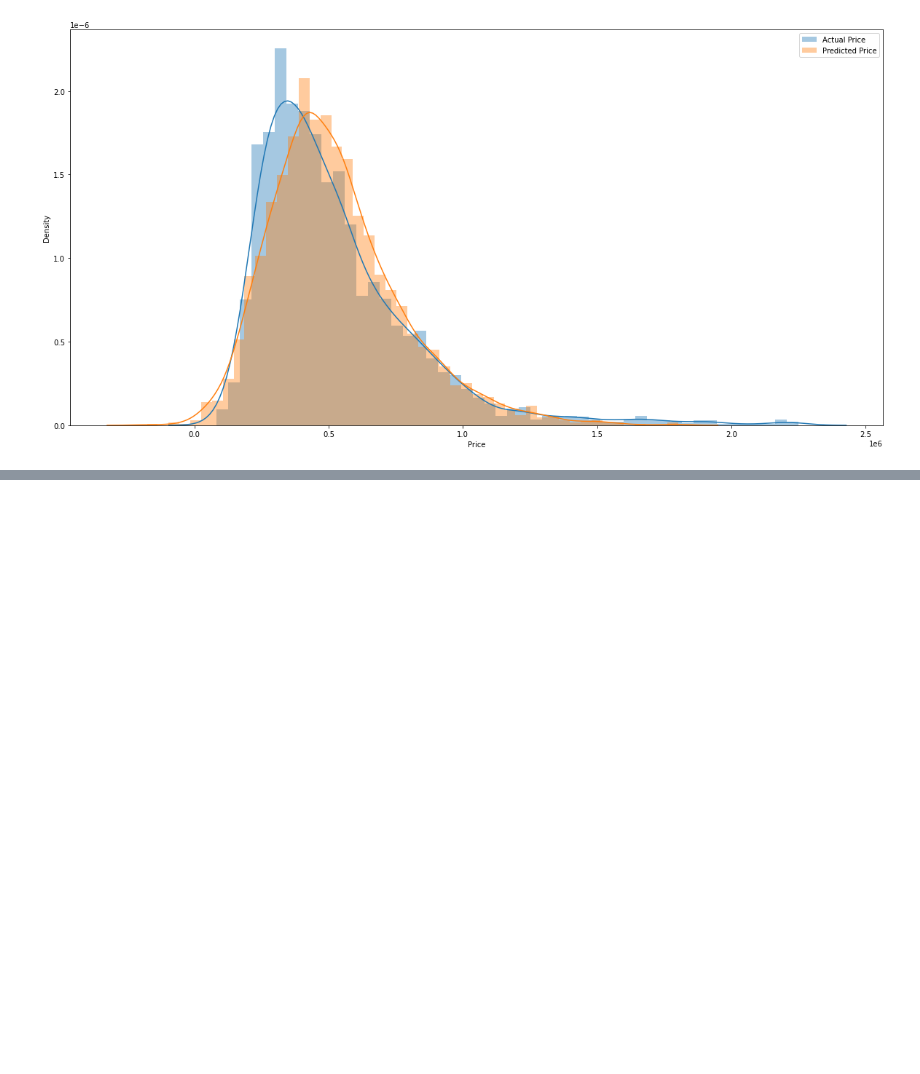
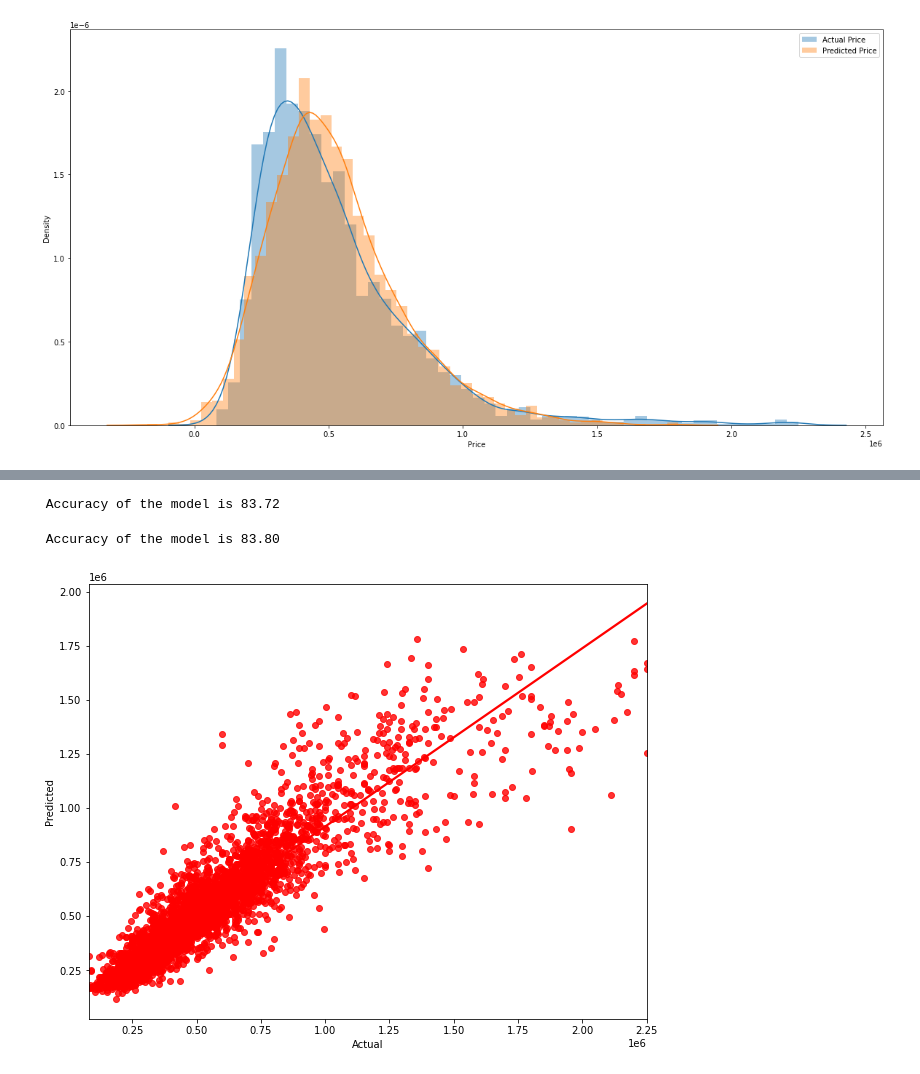
Before and after one commit to bpeterson25/ADS500B, a Jupyter notebook: Housing_models.ipynb, the cells around one changed output, grey strips where cells are left out. Drawn from its saved outputs; the diff is of its cells as text; code cells hidden in the pictures; blank space fills up the shorter version.

```diff
--- a/Housing_models.ipynb
+++ b/Housing_models.ipynb
@@ -1477,0 +1514,8 @@ plt.show()
+# %%
+X = houses_log[features4]
+Y = houses_log['price']
+x_train, x_test, y_train, y_test = train_test_split(X, Y, test_size=0.2, random_state=0)
+
+sc = StandardScaler()
+x_train = sc.fit_transform(x_train)
+x_test = sc.transform(x_test)
@@ -1477,0 +1533,19 @@ plt.show()
+# %%
+regressor = RandomForestRegressor(n_estimators=100, random_state=0)
+regressor.fit(x_train, y_train)
+y_pred = regressor.predict(x_test)
+# %%
+Accuracy=r2_score(y_test,y_pred)*100
+print(" Accuracy of the model is %.2f" %Accuracy)
+# %% [output]
+ Accuracy of the model is 83.72
+# %%
+#This is my highest R^2 score yet, I will try with more estimators to see how it improves
+regressor = RandomForestRegressor(n_estimators=250, random_state=0)
+regressor.fit(x_train, y_train)
+y_pred = regressor.predict(x_test)
+# %%
+Accuracy=r2_score(y_test,y_pred)*100
+print(" Accuracy of the model is %.2f" %Accuracy)
+# %% [output]
+ Accuracy of the model is 83.80
@@ -1477,0 +1554,7 @@ plt.show()
+# %%
+plt.figure(figsize=(10,8))
+sns.regplot(x=y_test,y=y_pred,ci=None,color ='red');
+plt.xlabel('Actual');
+plt.ylabel('Predicted');
+# %% [output]
+[figure, added]
```
Also changed, not shown: parts of 9 cells of this notebook.
